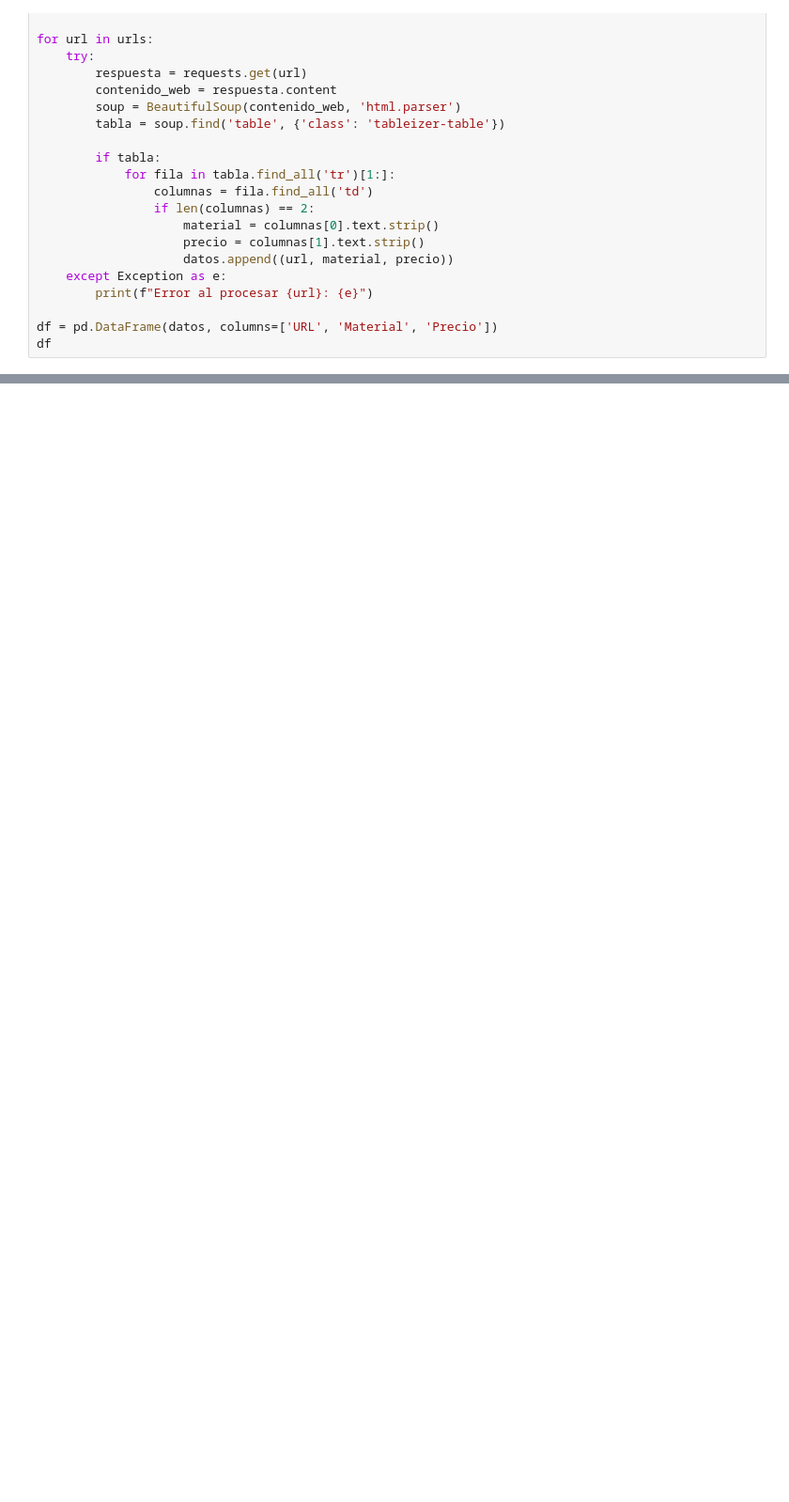
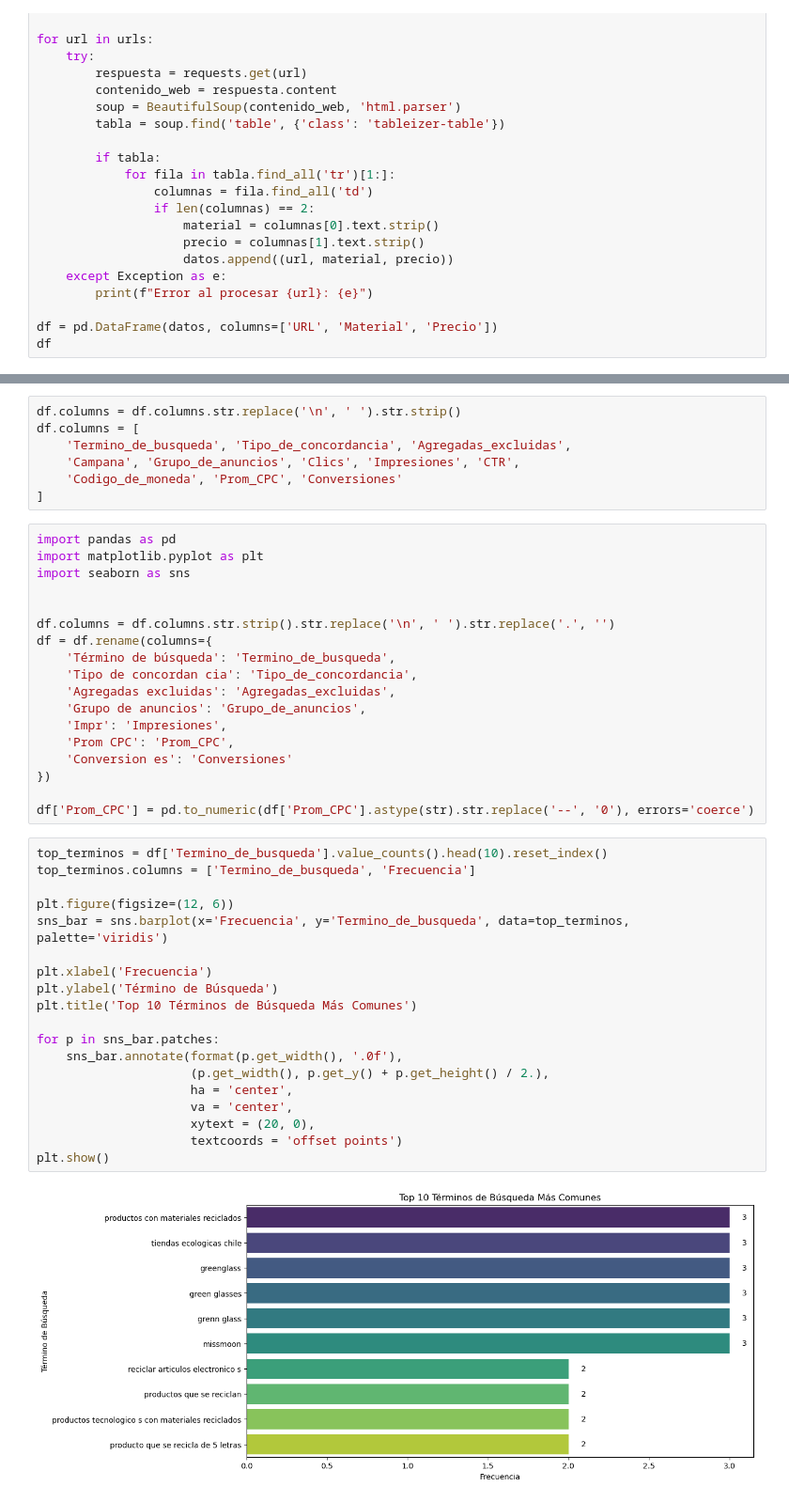
Before and after one commit to maverik0019/Code_Path_Project_Portfolio, a Jupyter notebook: Waste_scrapping_MOW.ipynb, the cells around one changed output, grey strips where cells are left out. Shown: that part at 94% size. Drawn from its saved outputs; the diff is of its cells as text; blank space fills up the shorter version.

```diff
--- a/Waste_scrapping_MOW.ipynb
+++ b/Waste_scrapping_MOW.ipynb
@@ -157,0 +200,46 @@ df
+# %%
+df.columns = df.columns.str.replace('\n', ' ').str.strip()
+df.columns = [
+    'Termino_de_busqueda', 'Tipo_de_concordancia', 'Agregadas_excluidas',
+    'Campana', 'Grupo_de_anuncios', 'Clics', 'Impresiones', 'CTR',
+    'Codigo_de_moneda', 'Prom_CPC', 'Conversiones'
+]
+# %%
+import pandas as pd
+import matplotlib.pyplot as plt
+import seaborn as sns
+
+
+df.columns = df.columns.str.strip().str.replace('\n', ' ').str.replace('.', '')
+df = df.rename(columns={
+    'Término de búsqueda': 'Termino_de_busqueda',
+    'Tipo de concordan cia': 'Tipo_de_concordancia',
+    'Agregadas excluidas': 'Agregadas_excluidas',
+    'Grupo de anuncios': 'Grupo_de_anuncios',
+    'Impr': 'Impresiones',
+    'Prom CPC': 'Prom_CPC',
+    'Conversion es': 'Conversiones'
+})
+
+df['Prom_CPC'] = pd.to_numeric(df['Prom_CPC'].astype(str).str.replace('--', '0'), errors='coerce')
+# %%
+top_terminos = df['Termino_de_busqueda'].value_counts().head(10).reset_index()
+top_terminos.columns = ['Termino_de_busqueda', 'Frecuencia']
+
+plt.figure(figsize=(12, 6))
+sns_bar = sns.barplot(x='Frecuencia', y='Termino_de_busqueda', data=top_terminos, palette='viridis')
+
+plt.xlabel('Frecuencia')
+plt.ylabel('Término de Búsqueda')
+plt.title('Top 10 Términos de Búsqueda Más Comunes')
+
+for p in sns_bar.patches:
+    sns_bar.annotate(format(p.get_width(), '.0f'),
+                     (p.get_width(), p.get_y() + p.get_height() / 2.),
+                     ha = 'center',
+                     va = 'center',
+                     xytext = (20, 0),
+                     textcoords = 'offset points')
+plt.show()
+# %% [output]
+[figure, added]
```
Also changed, not shown: parts of 6 cells of this notebook, 2 other files.
